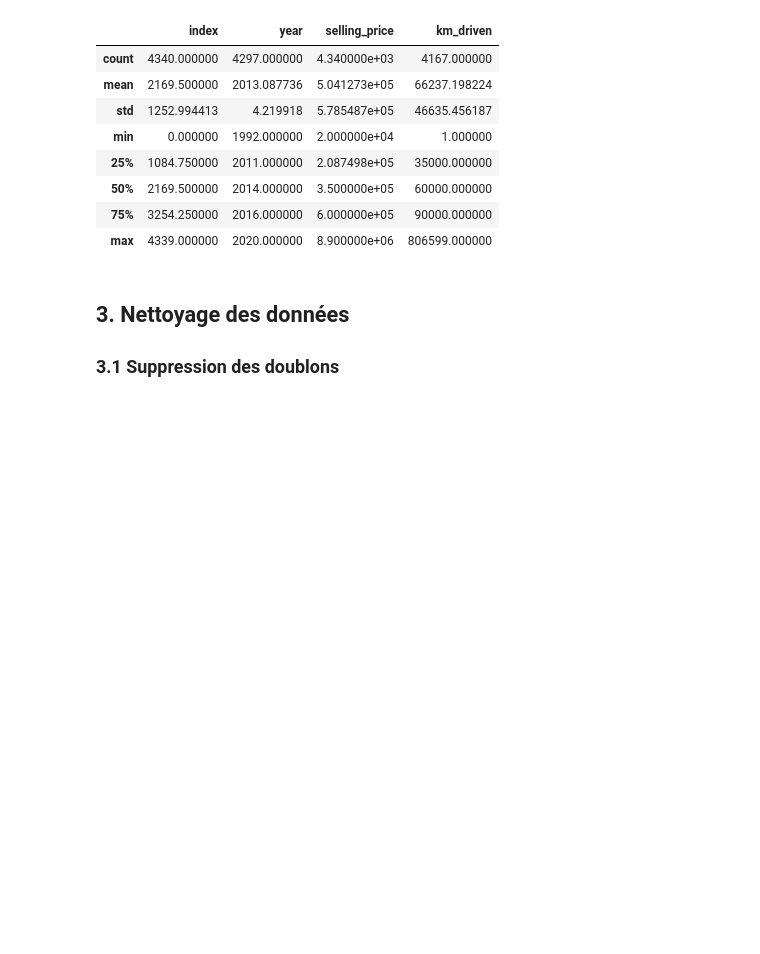
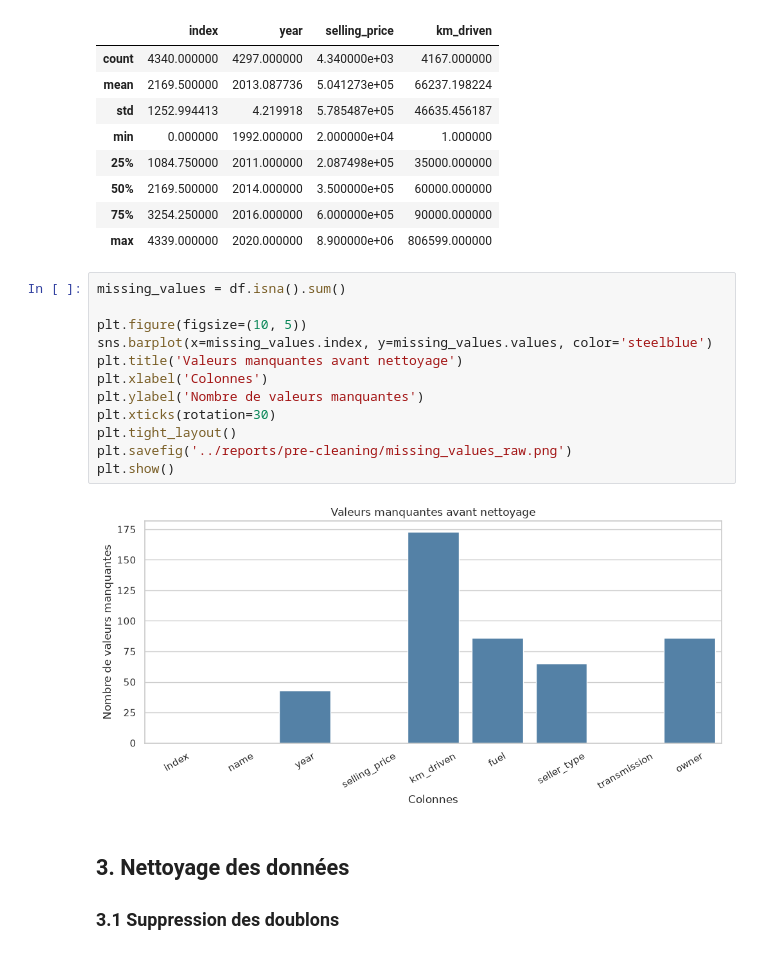
Before and after one commit to mo24ali/carsify, a Jupyter notebook: notebooks/01_eda_and_cleaning.ipynb, the cells around one changed output. Cells and saved outputs as stored; diff of their text form; blank space fills up the shorter version.

Commit message:
organise les figures avant et apres le nettoyage

```diff
--- a/notebooks/01_eda_and_cleaning.ipynb
+++ b/notebooks/01_eda_and_cleaning.ipynb
@@ -51,6 +56,20 @@ df.describe()
 | 50% | 2169.500000 | 2014.000000 | 3.500000e+05 | 60000.000000 |
 | 75% | 3254.250000 | 2016.000000 | 6.000000e+05 | 90000.000000 |
 | max | 4339.000000 | 2020.000000 | 8.900000e+06 | 806599.000000 |
+# %%
+missing_values = df.isna().sum()
+
+plt.figure(figsize=(10, 5))
+sns.barplot(x=missing_values.index, y=missing_values.values, color='steelblue')
+plt.title('Valeurs manquantes avant nettoyage')
+plt.xlabel('Colonnes')
+plt.ylabel('Nombre de valeurs manquantes')
+plt.xticks(rotation=30)
+plt.tight_layout()
+plt.savefig('../reports/pre-cleaning/missing_values_raw.png')
+plt.show()
+# %% [output]
+[figure, added]
 # %% [markdown]
 ## 3. Nettoyage des données
 
```
Also changed, not shown: parts of 15 cells of this notebook.
